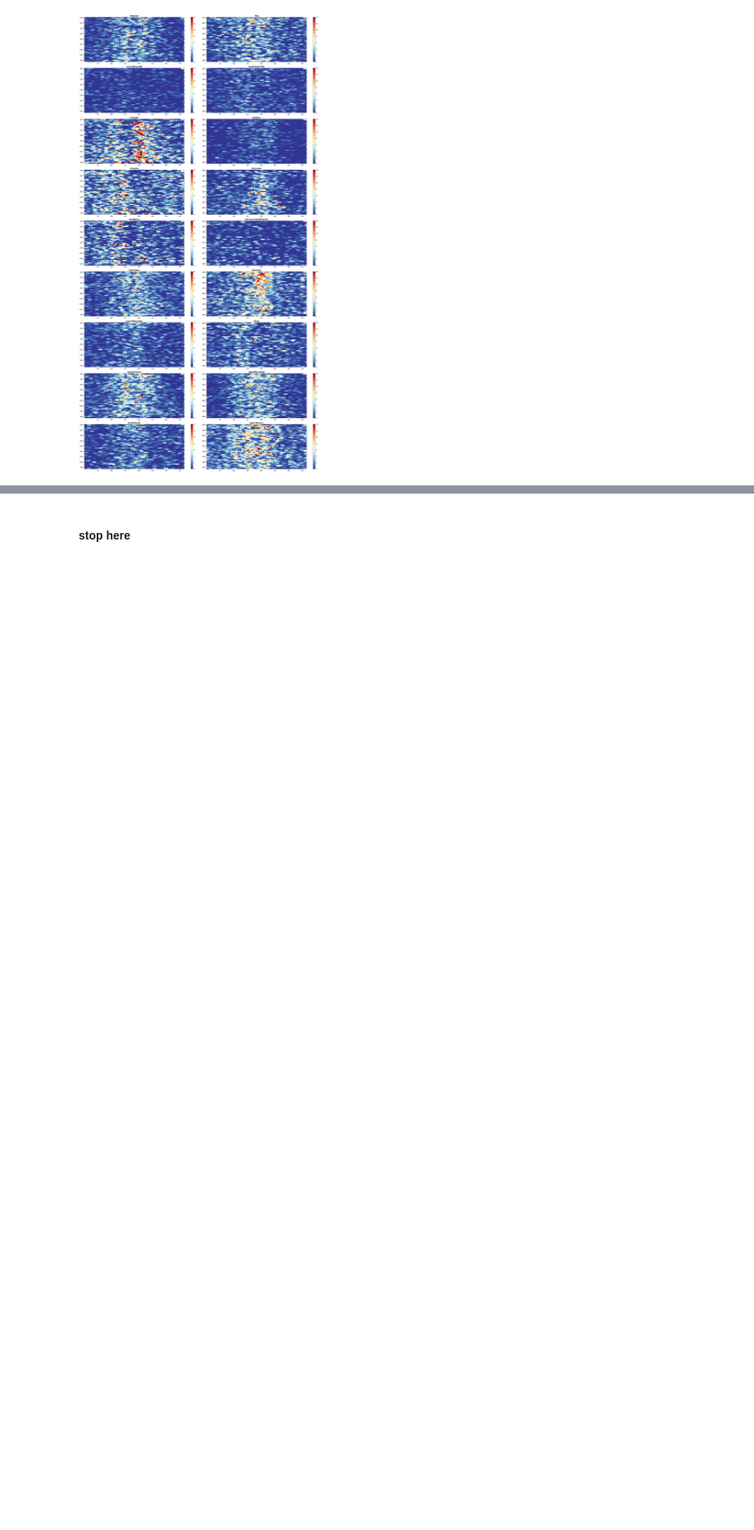
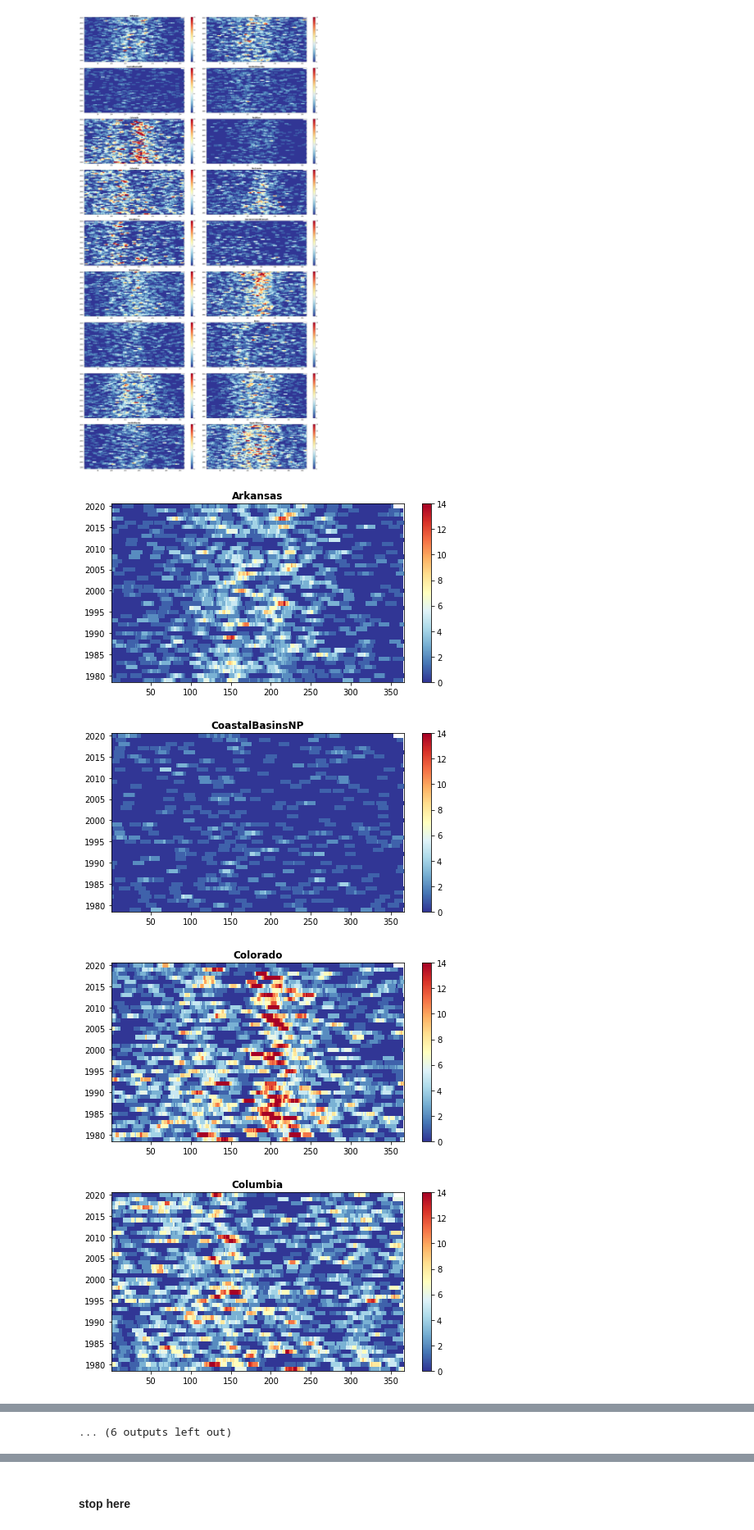
Before and after one commit to ming80302/COEXIST, a Jupyter notebook: p99_runningTot.ipynb, the cells around one changed output, grey strips where cells are left out. Shown at 82% size. Saved outputs shown, nothing was run; the diff lists cells and outputs as text; code cells hidden in the pictures; blank space fills up the shorter version.

```diff
--- a/p99_runningTot.ipynb
+++ b/p99_runningTot.ipynb
@@ -232,3 +232,30 @@ plt.savefig('n_p99_year_day.png', format='png', dpi=100);
 # %% [output]
 (42, 366)
 [figure]
+# %%
+# print individual region
+
+for hucs in df.columns:
+
+    data = {'year':pd.DatetimeIndex(df.index).year,
+            hucs: df[hucs]}
+    df_new = pd.DataFrame(data)
+
+    for year in range(year_s, year_e+1):
+        iTT = np.isin(df_new.year, year)
+        id_iTT = np.where(iTT == True)[0]
+        arr_2d[year-year_s, :len(id_iTT)] = df_new[hucs][id_iTT]
+
+    fig, ax = plt.subplots(figsize=(8, 4))
+
+    # the pcolormesh() method to create a pseudocolor plot with a non-regular rectangular grid.
+    im=ax.pcolormesh(day_2d, year_2d, arr_2d, vmin=n_min, vmax=n_max,  cmap= 'RdYlBu_r')
+    fig.colorbar(im, ax=ax)
+    ax.set_title(hucs, fontweight ="bold")
+
+    plt.savefig('n_p99_year_day_'+hucs+'.pdf', format='pdf', dpi=300);
+# %% [output]
+[figure, added]
+[figure, added]
+[figure, added]
+[figure, added]
@@ -234,0 +270 @@ plt.savefig('n_p99_year_day.png', format='png', dpi=100);
+... (6 outputs left out)
```
Also changed, not shown: parts of 5 cells of this notebook.
